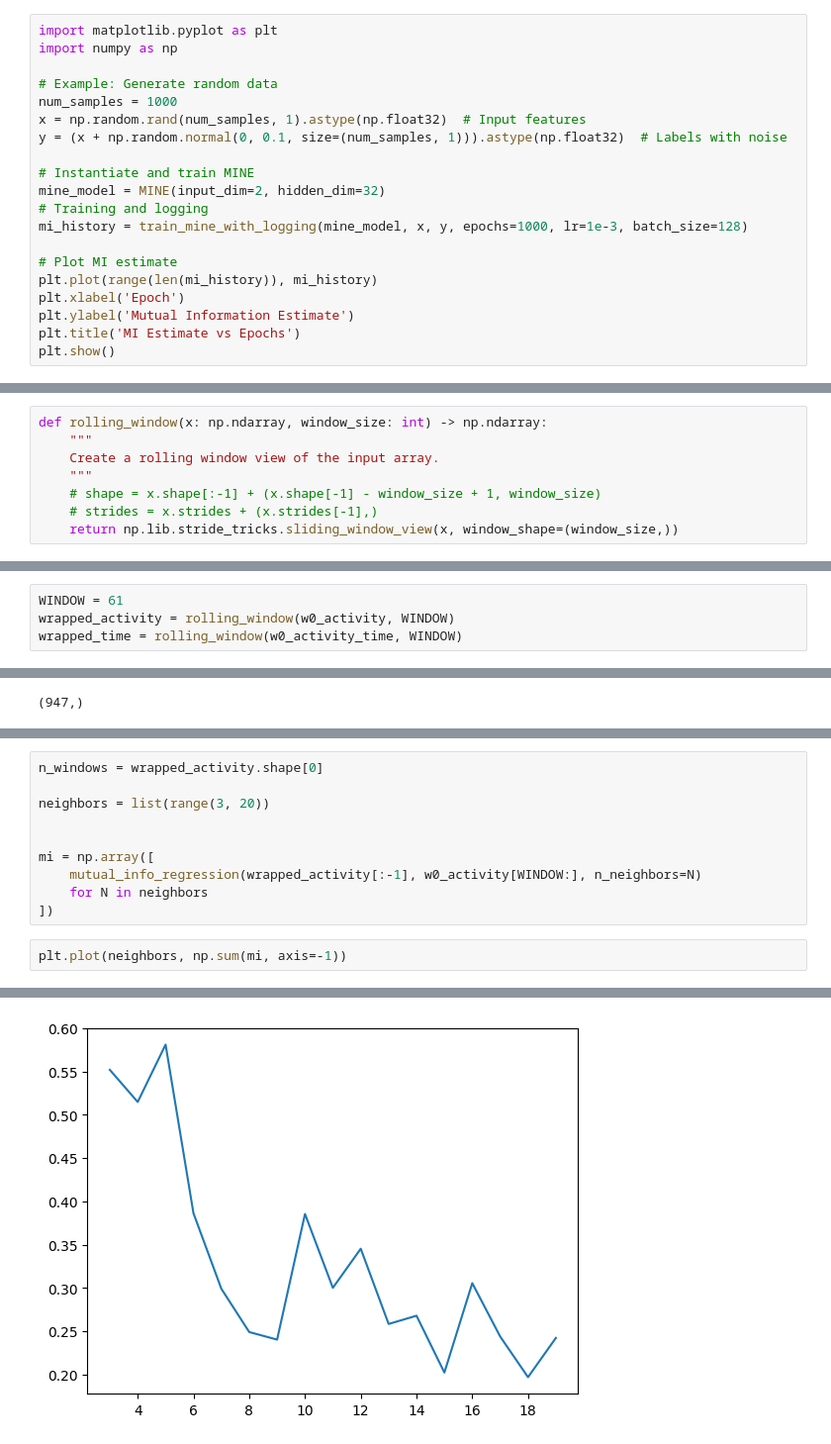
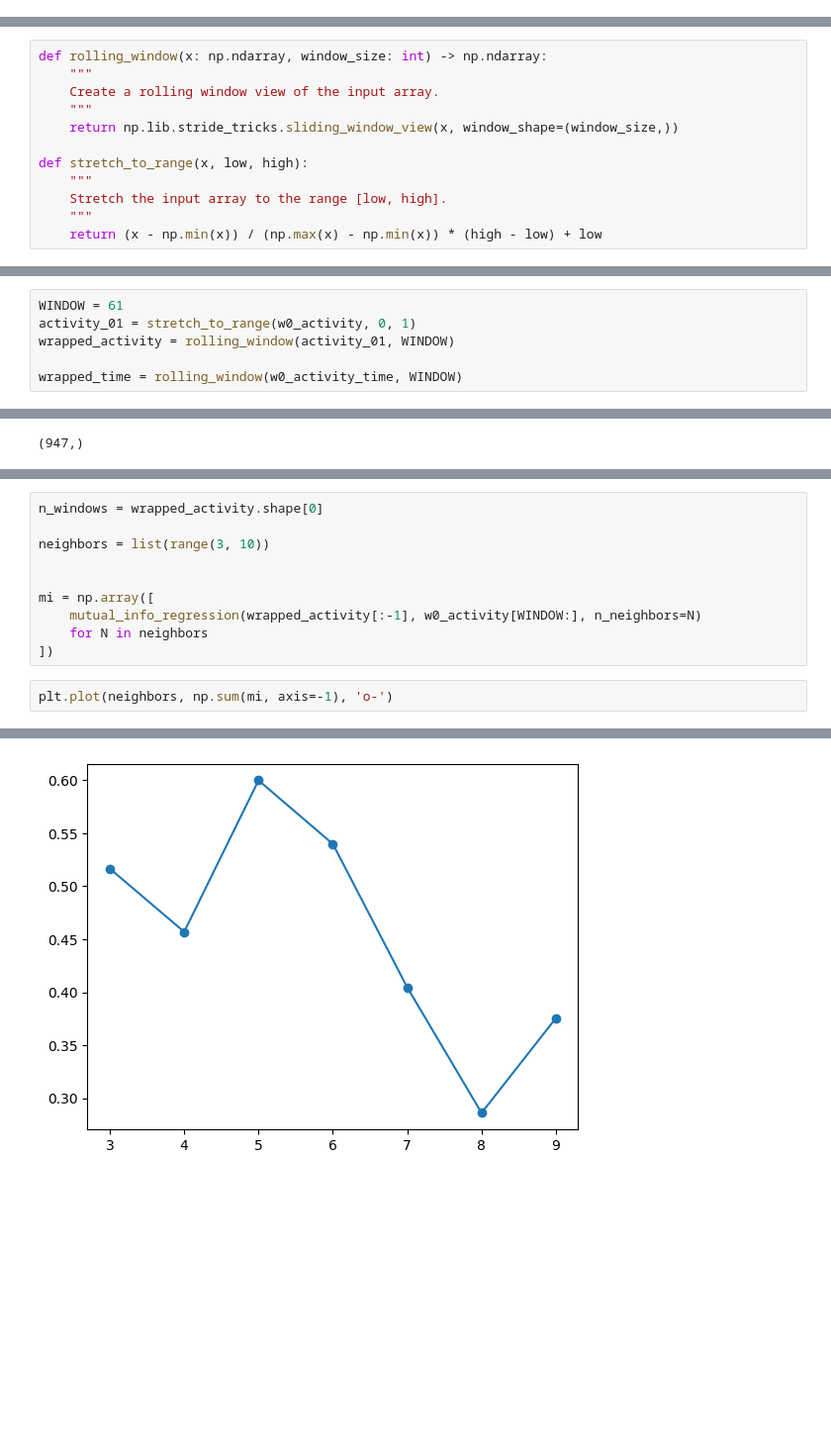
Before and after one commit to Arcascope/pisces, a Jupyter notebook: examples/RGB_Spectrograms/info_gain.ipynb, the cells around one changed output, grey strips where cells are left out. Shown at 99% size. Saved outputs shown, nothing was run; the diff lists cells and outputs as text; blank space fills up the shorter version.

```diff
--- a/examples/RGB_Spectrograms/info_gain.ipynb
+++ b/examples/RGB_Spectrograms/info_gain.ipynb
@@ -112,20 +0,0 @@ def train_mine_with_logging(mine_model, x, y, epochs=1000, lr=1e-3, batch_size=1
-# %%
-import matplotlib.pyplot as plt
-import numpy as np
-
-# Example: Generate random data
-num_samples = 1000
-x = np.random.rand(num_samples, 1).astype(np.float32)  # Input features
-y = (x + np.random.normal(0, 0.1, size=(num_samples, 1))).astype(np.float32)  # Labels with noise
-
-# Instantiate and train MINE
-mine_model = MINE(input_dim=2, hidden_dim=32)
-# Training and logging
-mi_history = train_mine_with_logging(mine_model, x, y, epochs=1000, lr=1e-3, batch_size=128)
-
-# Plot MI estimate
-plt.plot(range(len(mi_history)), mi_history)
-plt.xlabel('Epoch')
-plt.ylabel('Mutual Information Estimate')
-plt.title('MI Estimate vs Epochs')
-plt.show()
@@ -205,14 +50,20 @@ def rolling_window(x: np.ndarray, window_size: int) -> np.ndarray:
     """
     Create a rolling window view of the input array.
     """
-    # shape = x.shape[:-1] + (x.shape[-1] - window_size + 1, window_size)
-    # strides = x.strides + (x.strides[-1],)
     return np.lib.stride_tricks.sliding_window_view(x, window_shape=(window_size,))
+
+def stretch_to_range(x, low, high):
+    """
+    Stretch the input array to the range [low, high].
+    """
+    return (x - np.min(x)) / (np.max(x) - np.min(x)) * (high - low) + low
 # %%
 sw_psg = np.where(w0_psg[:, 1] > 0, 1, w0_psg[:, 1])
 # %%
 WINDOW = 61
-wrapped_activity = rolling_window(w0_activity, WINDOW)
+activity_01 = stretch_to_range(w0_activity, 0, 1)
+wrapped_activity = rolling_window(activity_01, WINDOW)
+
 wrapped_time = rolling_window(w0_activity_time, WINDOW)
 # %%
 wrapped_activity.shape
@@ -245,7 +76,7 @@ for i in range(wrapped_activity.shape[0]):
 # %%
 n_windows = wrapped_activity.shape[0]
 
-neighbors = list(range(3, 20))
+neighbors = list(range(3, 10))
 
 
 mi = np.array([
@@ -253,7 +84,7 @@ mi = np.array([
     for N in neighbors
 ])
 # %%
-plt.plot(neighbors, np.sum(mi, axis=-1))
+plt.plot(neighbors, np.sum(mi, axis=-1), 'o-')
 # %% [output]
 [<matplotlib.lines.Line2D at 0x...>]
-[figure, old version]
+[figure, new version]
```
Also changed, not shown: parts of 29 cells of this notebook, 5 other files.
